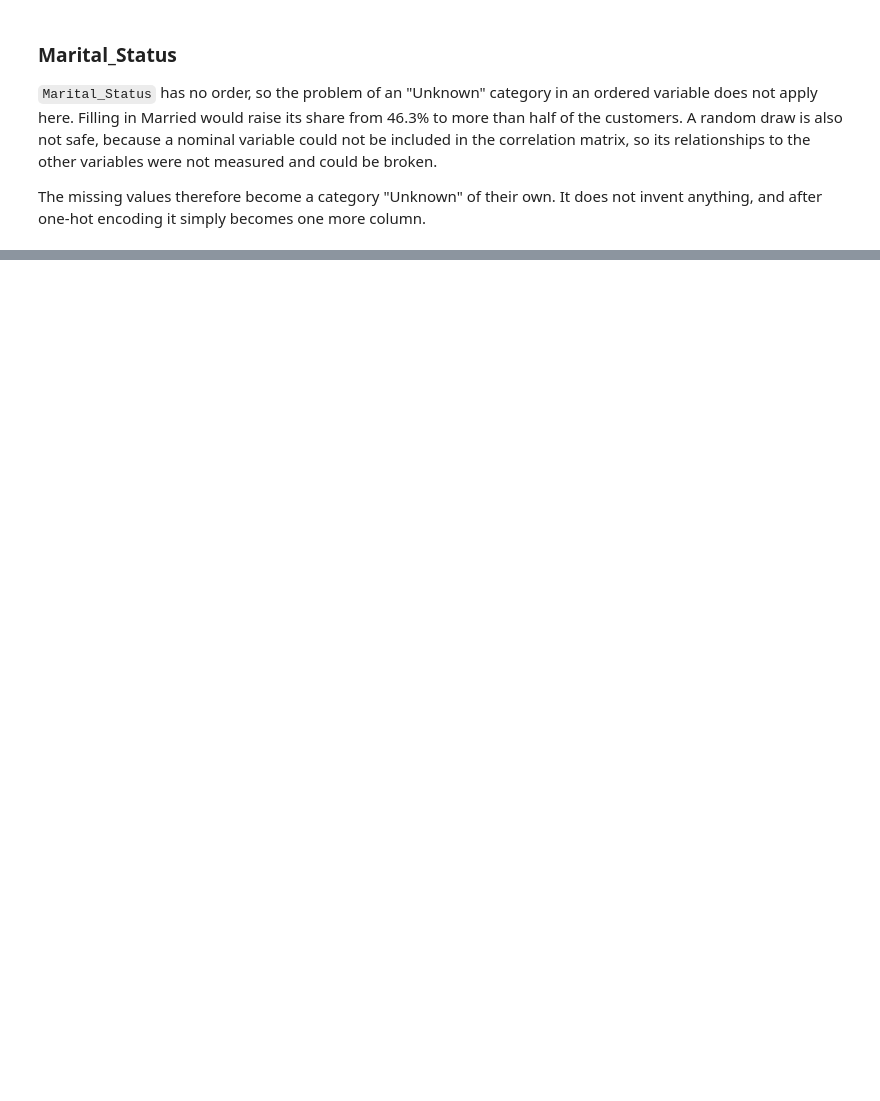
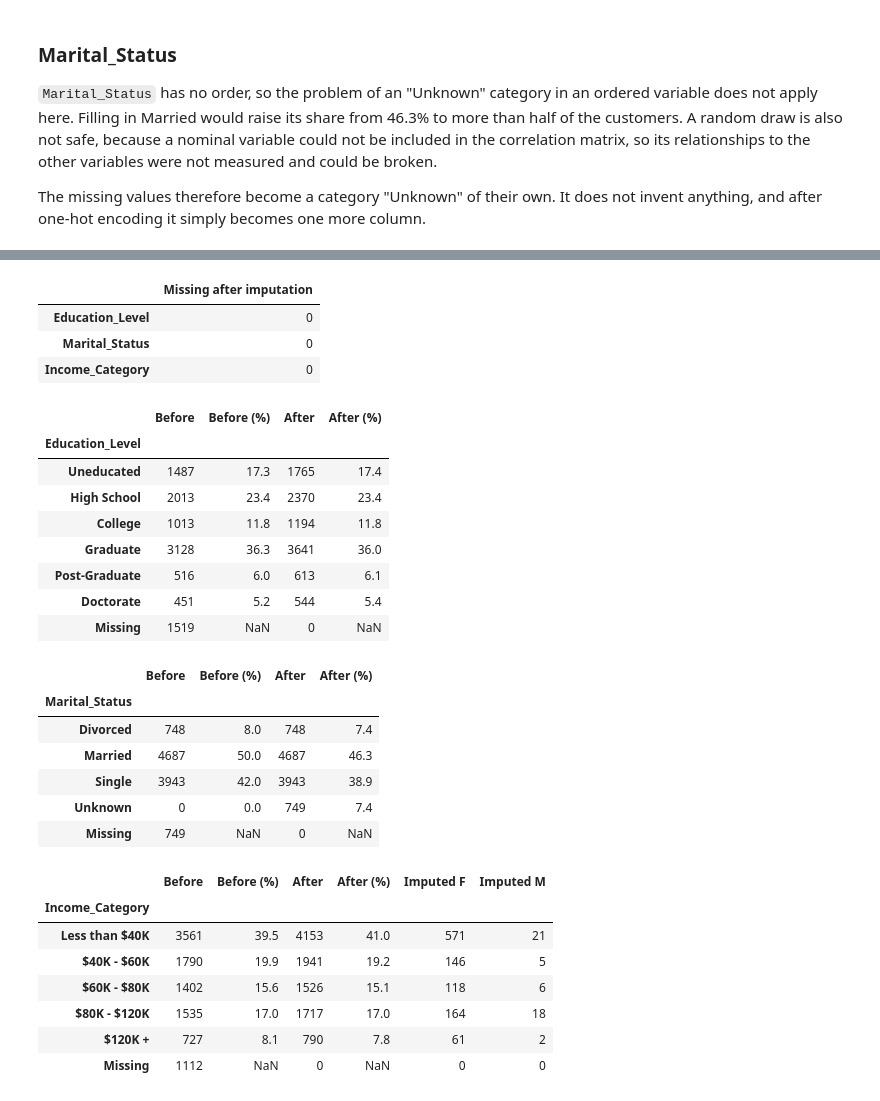
Before and after one commit to d3m1d0s/FoML_projects, a Jupyter notebook: project_1/bankchurners_eda_clustering.ipynb, the cells around one changed output, grey strips where cells are left out. Cells and saved outputs as stored; diff of their text form; code cells hidden in the pictures; blank space fills up the shorter version.

```diff
--- a/project_1/bankchurners_eda_clustering.ipynb
+++ b/project_1/bankchurners_eda_clustering.ipynb
@@ -914,3 +924,5 @@ edu_before = df["Education_Level"].value_counts(normalize=True) * 100
+# %%
+before_imputation = df[miss_cols].copy()
 # %% [markdown]
 ### Education_Level
 
@@ -987,0 +972,55 @@ dtype: int64
+# %%
+def before_after(col):
+    order = list(df[col].cat.categories) + ["Missing"]
+    before = before_imputation[col].astype(object).fillna("Missing").value_counts()
+    after = df[col].astype(object).fillna("Missing").value_counts()
+
+    table = pd.DataFrame({"Before": before, "After": after}).reindex(order).fillna(0).astype(int)
+    for when in ["Before", "After"]:
+        known = table[when].drop("Missing")
+        table[f"{when} (%)"] = (known / known.sum() * 100).round(1)
+
+    return table[["Before", "Before (%)", "After", "After (%)"]]
+
+
+display(df[miss_cols].isna().sum().to_frame("Missing after imputation"))
+
+display(before_after("Education_Level"))
+display(before_after("Marital_Status"))
+
+income_table = before_after("Income_Category")
+imputed = df.loc[~known_income]
+for gender in ["F", "M"]:
+    income_table[f"Imputed {gender}"] = (
+        imputed.loc[imputed["Gender"] == gender, "Income_Category"].astype(object).value_counts()
+    )
+display(income_table.fillna({"Imputed F": 0, "Imputed M": 0}).astype({"Imputed F": int, "Imputed M": int}))
+# %% [output]
+|  | Missing after imputation |
+| Education_Level | 0 |
+| Marital_Status | 0 |
+| Income_Category | 0 |
+|  | Before | Before (%) | After | After (%) |
+| Education_Level |  |  |  |  |
+| Uneducated | 1487 | 17.3 | 1765 | 17.4 |
+| High School | 2013 | 23.4 | 2370 | 23.4 |
+| College | 1013 | 11.8 | 1194 | 11.8 |
+| Graduate | 3128 | 36.3 | 3641 | 36.0 |
+| Post-Graduate | 516 | 6.0 | 613 | 6.1 |
+| Doctorate | 451 | 5.2 | 544 | 5.4 |
+| Missing | 1519 | NaN | 0 | NaN |
+|  | Before | Before (%) | After | After (%) |
+| Marital_Status |  |  |  |  |
+| Divorced | 748 | 8.0 | 748 | 7.4 |
+| Married | 4687 | 50.0 | 4687 | 46.3 |
+| Single | 3943 | 42.0 | 3943 | 38.9 |
+| Unknown | 0 | 0.0 | 749 | 7.4 |
+| Missing | 749 | NaN | 0 | NaN |
+|  | Before | Before (%) | After | After (%) | Imputed F | Imputed M |
+| Income_Category |  |  |  |  |  |  |
+| Less than $40K | 3561 | 39.5 | 4153 | 41.0 | 571 | 21 |
+| $40K - $60K | 1790 | 19.9 | 1941 | 19.2 | 146 | 5 |
+| $60K - $80K | 1402 | 15.6 | 1526 | 15.1 | 118 | 6 |
+| $80K - $120K | 1535 | 17.0 | 1717 | 17.0 | 164 | 18 |
+| $120K + | 727 | 8.1 | 790 | 7.8 | 61 | 2 |
+| Missing | 1112 | NaN | 0 | NaN | 0 | 0 |
```
Also changed, not shown: parts of 14 cells of this notebook.
